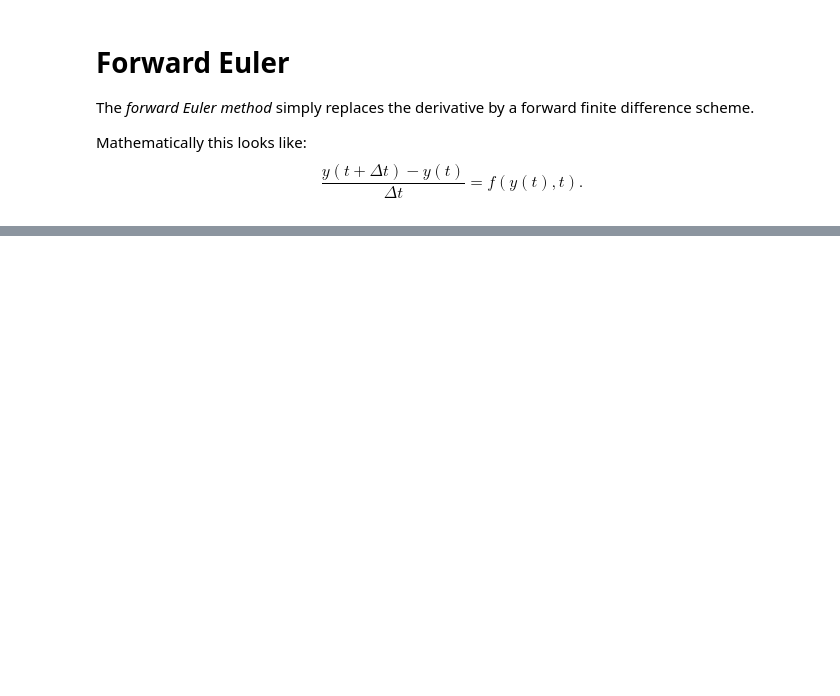
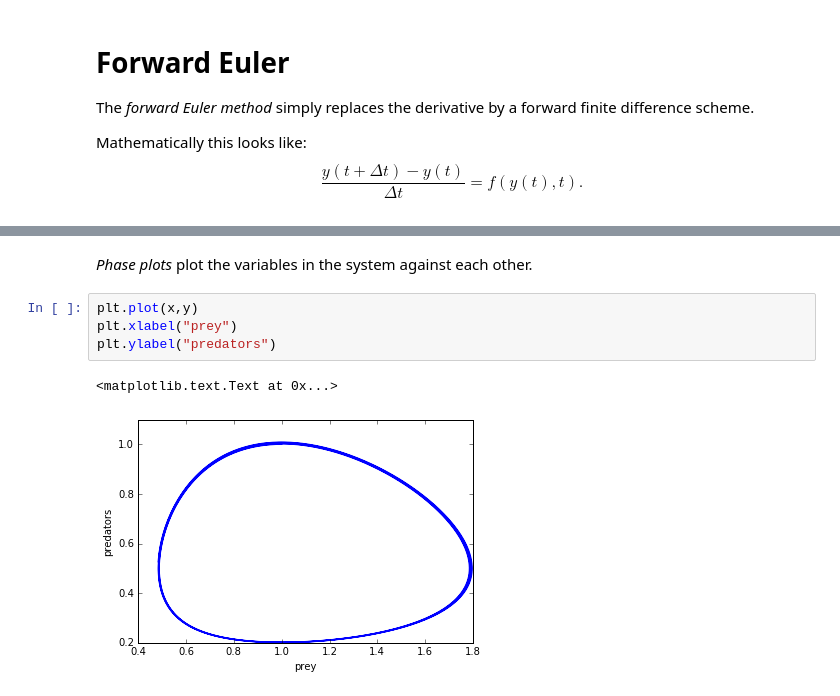
Before and after one commit to lukasbystricky/ISC-3313, a Jupyter notebook: lectures/chapter5/3-differential_equations.ipynb, the cells around one changed output, grey strips where cells are left out. Drawn from its saved outputs; the diff is of its cells as text; blank space fills up the shorter version.

```diff
--- a/lectures/chapter5/3-differential_equations.ipynb
+++ b/lectures/chapter5/3-differential_equations.ipynb
@@ -74,0 +171,9 @@ Note that $Y_k \approx y(k\Delta t)$.
+# %% [markdown]
+*Phase plots* plot the variables in the system against each other.
+# %%
+plt.plot(x,y)
+plt.xlabel("prey")
+plt.ylabel("predators")
+# %% [output]
+<matplotlib.text.Text at 0x...>
+[figure, added]
```
Also changed, not shown: parts of 22 cells of this notebook.
